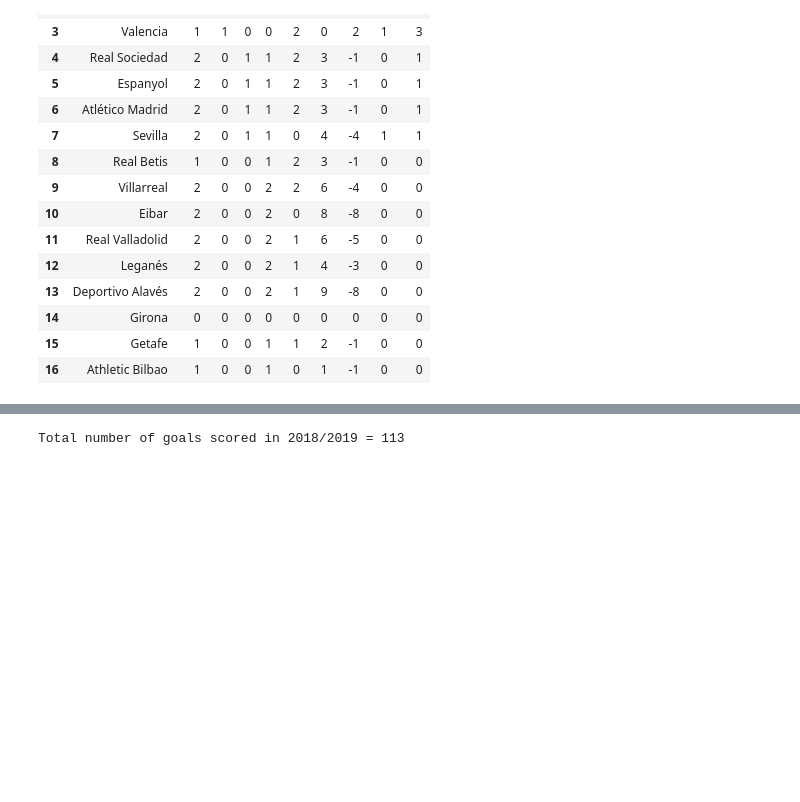
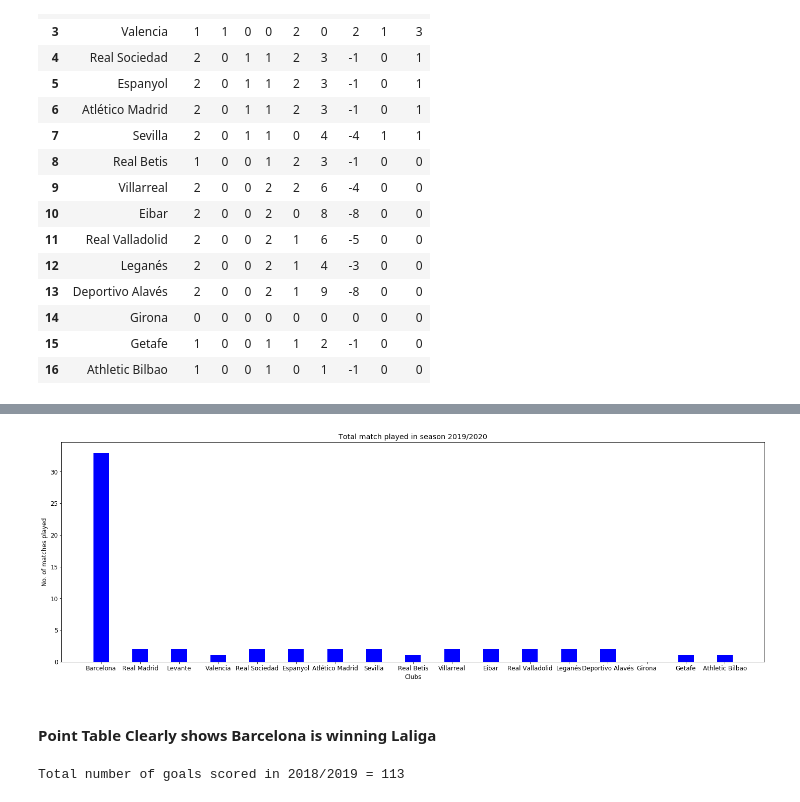
Before and after one commit to PrinceSharmaa/StatsBomb, a Jupyter notebook: PrinceSharma.ipynb, the cells around one changed output, grey strips where cells are left out. Saved outputs shown, nothing was run; the diff lists cells and outputs as text; code cells hidden in the pictures; blank space fills up the shorter version.

```diff
--- a/PrinceSharma.ipynb
+++ b/PrinceSharma.ipynb
@@ -509,3 +596,20 @@ df2 # Season 2019/2020
+# %%
+import numpy as np
+import matplotlib.pyplot as plt
+fig = plt.figure(figsize = (25, 8))
+x=df2.Club
+y=df2.MP
+# creating the bar plot
+plt.bar(x, y, color ='blue',
+        width = 0.4)
+plt.xlabel("Clubs")
+plt.ylabel("No. of matches played")
+plt.title("Total match played in season 2019/2020")
+plt.show()
+# %% [output]
+[figure, added]
+# %% [markdown]
+#### Point Table Clearly shows Barcelona is winning Laliga
 # %%
 print(f"Total number of goals scored in 2018/2019 = {sum(old_laliga['away_score'] + old_laliga['home_score'])}")
 # %% [output]
```
Also changed, not shown: parts of 42 cells of this notebook.
